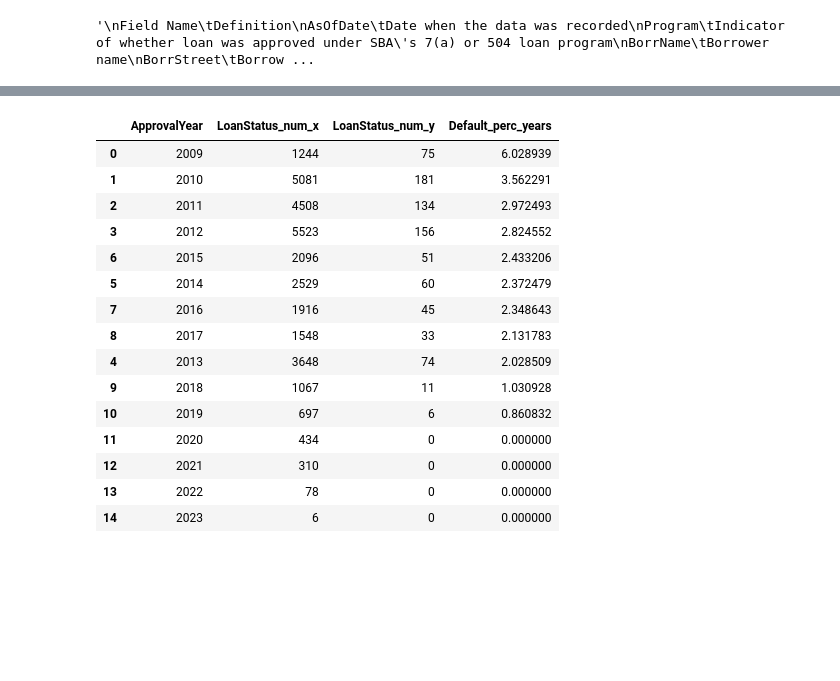
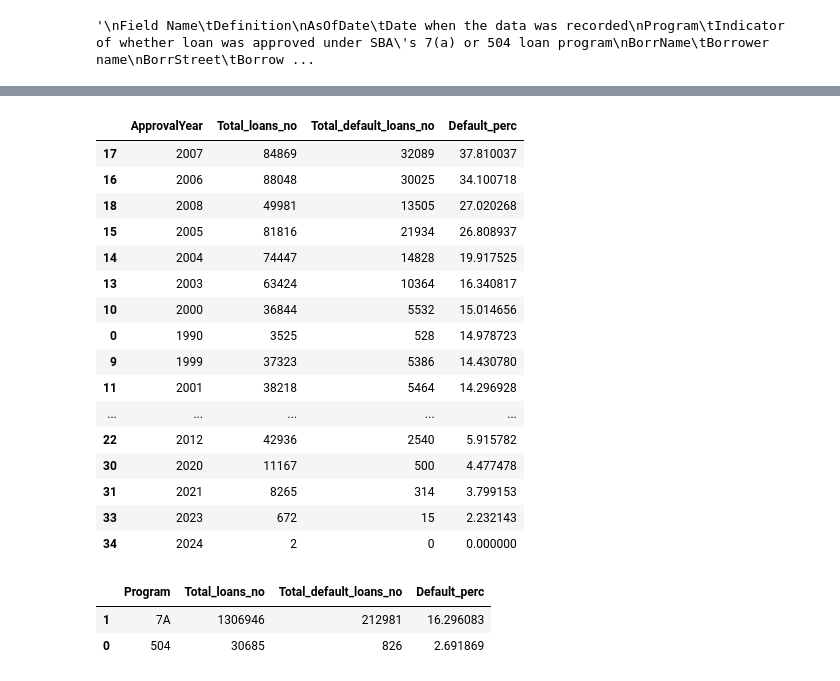
Before and after one commit to dcrey7/Interview-hackathons-assignment, a Jupyter notebook: PRA.ipynb, the cells around one changed output, grey strips where cells are left out. Drawn from its saved outputs; the diff is of its cells as text; code cells hidden in the pictures; blank space fills up the shorter version.

```diff
--- a/PRA.ipynb
+++ b/PRA.ipynb
@@ -116,3 +87,11 @@ dtype: float64
+# %%
+paths = glob.glob("*.csv", recursive=True)
+
+appended_file = []
+for i in paths:
+    com_df = pd.read_csv(i,encoding='latin-1')
+    appended_file.append(com_df)
+    df=pd.concat(appended_file, axis=0, ignore_index=True, sort=False)
 # %%
 df['LoanStatus'].value_counts(normalize=True)
 # %% [output]
@@ -128,4 +110,4 @@ df_filtererd=df[(df['LoanStatus']=='PIF') | (df['LoanStatus']=='CHGOFF')]
 df_filtererd['ApprovalDate'] = pd.to_datetime(df_filtererd['ApprovalDate'], errors='coerce')
 df_filtererd['ApprovalYear'] = df_filtererd['ApprovalDate'].dt.year
 df_filtererd['ApprovalMonth'] = df_filtererd['ApprovalDate'].dt.month
-df_filtererd
+df_filtererd.drop_duplicates(inplace=True)
@@ -191,0 +267,5 @@ Index(['AsOfDate', 'Program', 'BorrName', 'BorrStreet', 'BorrCity',
+# %%
+cols=df_filtererd.columns
+num_cols=df_filtererd.select_dtypes(include='number').columns
+nonnum_cols=list(set(cols)-set(num_cols))
+nonnum_cols
@@ -191,0 +459,3 @@ Index(['AsOfDate', 'Program', 'BorrName', 'BorrStreet', 'BorrCity',
+# %%
+for x in nonnum_cols:
+    print(f'{x} : {df_filtererd[x].nunique()}')
@@ -192,28 +552,37 @@ Index(['AsOfDate', 'Program', 'BorrName', 'BorrStreet', 'BorrCity',
 # %%
  def categorical_patt(df_filtererd,x):
     df_appyear=pd.DataFrame(df_filtererd.groupby(x).agg({'LoanStatus_num':'count'})['LoanStatus_num'])
     df_appyear1=pd.DataFrame(df_filtererd.groupby(x).agg({'LoanStatus_num':'sum'})['LoanStatus_num'])
     df_appyear_final=pd.merge(df_appyear,df_appyear1,on=x,how='left')
     df_appyear_final.reset_index(inplace=True)
-    df_appyear_final['Default_perc_years']=(df_appyear_final['LoanStatus_num_y']/df_appyear_final['LoanStatus_num_x'])*100
-    return df_appyear_final.sort_values('Default_perc_years',ascending=False)
+    df_appyear_final['Default_perc']=(df_appyear_final['LoanStatus_num_y']/df_appyear_final['LoanStatus_num_x'])*100
+    df_appyear_final.rename(columns={'LoanStatus_num_x':'Total_loans_no','LoanStatus_num_y':'Total_default_loans_no'},inplace=True)
+    return df_appyear_final.sort_values('Default_perc',ascending=False)
 
 appyear_df=categorical_patt(df_filtererd,'ApprovalYear')
 appyear_df
 # %% [output]
-|  | ApprovalYear | LoanStatus_num_x | LoanStatus_num_y | Default_perc_years |
-| 0 | 2009 | 1244 | 75 | 6.028939 |
-| 1 | 2010 | 5081 | 181 | 3.562291 |
-| 2 | 2011 | 4508 | 134 | 2.972493 |
-| 3 | 2012 | 5523 | 156 | 2.824552 |
-| 6 | 2015 | 2096 | 51 | 2.433206 |
-| 5 | 2014 | 2529 | 60 | 2.372479 |
-| 7 | 2016 | 1916 | 45 | 2.348643 |
-| 8 | 2017 | 1548 | 33 | 2.131783 |
-| 4 | 2013 | 3648 | 74 | 2.028509 |
-| 9 | 2018 | 1067 | 11 | 1.030928 |
-| 10 | 2019 | 697 | 6 | 0.860832 |
-| 11 | 2020 | 434 | 0 | 0.000000 |
-| 12 | 2021 | 310 | 0 | 0.000000 |
-| 13 | 2022 | 78 | 0 | 0.000000 |
-| 14 | 2023 | 6 | 0 | 0.000000 |
+|  | ApprovalYear | Total_loans_no | Total_default_loans_no | Default_perc |
+| 17 | 2007 | 84869 | 32089 | 37.810037 |
+| 16 | 2006 | 88048 | 30025 | 34.100718 |
+| 18 | 2008 | 49981 | 13505 | 27.020268 |
+| 15 | 2005 | 81816 | 21934 | 26.808937 |
+| 14 | 2004 | 74447 | 14828 | 19.917525 |
+| 13 | 2003 | 63424 | 10364 | 16.340817 |
+| 10 | 2000 | 36844 | 5532 | 15.014656 |
+| 0 | 1990 | 3525 | 528 | 14.978723 |
+| 9 | 1999 | 37323 | 5386 | 14.430780 |
+| 11 | 2001 | 38218 | 5464 | 14.296928 |
+| ... | ... | ... | ... | ... |
+| 22 | 2012 | 42936 | 2540 | 5.915782 |
+| 30 | 2020 | 11167 | 500 | 4.477478 |
+| 31 | 2021 | 8265 | 314 | 3.799153 |
+| 33 | 2023 | 672 | 15 | 2.232143 |
+| 34 | 2024 | 2 | 0 | 0.000000 |
+# %%
+pro_df=categorical_patt(df_filtererd,'Program')
+pro_df
+# %% [output]
+|  | Program | Total_loans_no | Total_default_loans_no | Default_perc |
+| 1 | 7A | 1306946 | 212981 | 16.296083 |
+| 0 | 504 | 30685 | 826 | 2.691869 |
```
Also changed, not shown: parts of 73 cells of this notebook.
